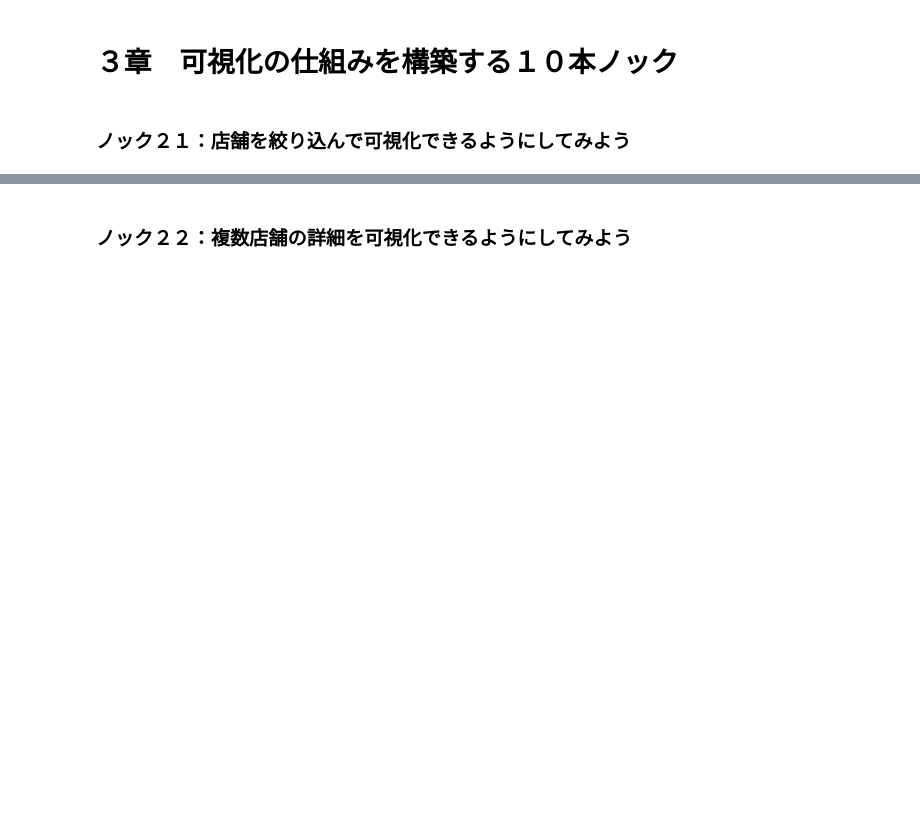
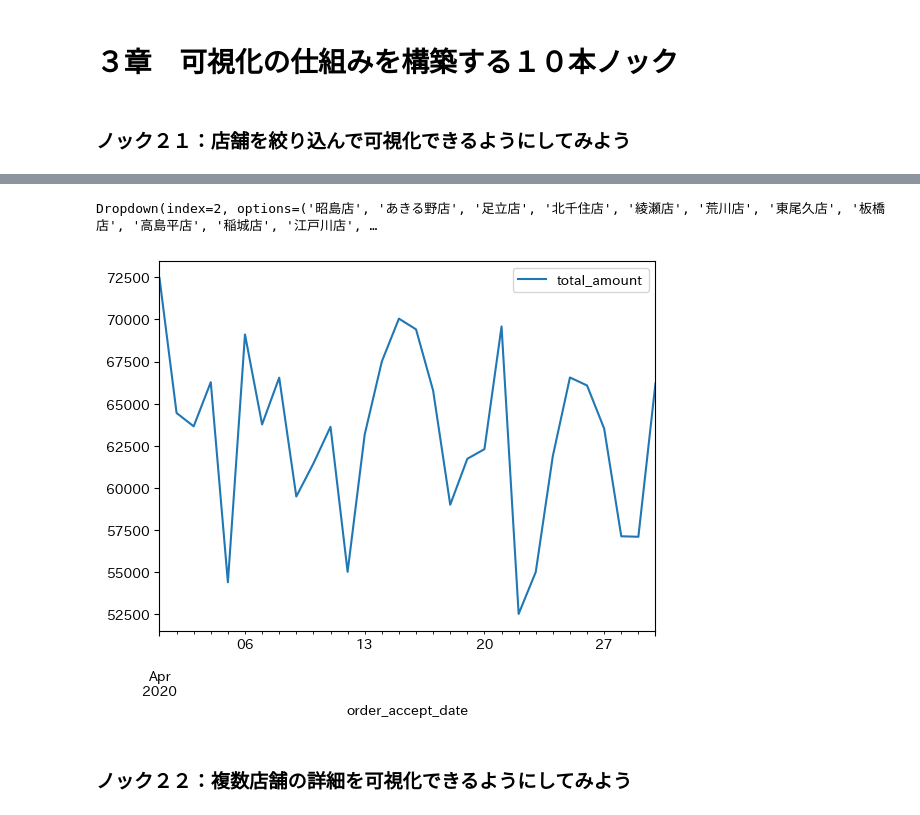
Before and after one commit to itomond-home/100knock, a Jupyter notebook: PYTHON/03章/Training_03.ipynb, the cells around one changed output, grey strips where cells are left out. Cells and saved outputs as stored; diff of their text form; code cells hidden in the pictures; blank space fills up the shorter version.

```diff
--- a/PYTHON/03章/Training_03.ipynb
+++ b/PYTHON/03章/Training_03.ipynb
@@ -4,0 +32,14 @@
+# %%
+from ipywidgets import Dropdown
+
+def order_by_store(val):
+    clear_output()
+    display(dropdown)
+    pick_data = order_data.loc[(order_data["store_name"]==val["new"]) & (order_data["status"].isin([1,2]))]
+    display(pick_data.head())
+
+store_list = m_store["store_name"].tolist()
+
+dropdown = Dropdown(options=store_list)
+dropdown.observe(order_by_store, names="value")
+display(dropdown)
@@ -5,2 +54,22 @@
+# %%
+%matplotlib inline
+import matplotlib.pyplot as plt
+import japanize_matplotlib
+
+def graph_by_store(val):
+    clear_output()
+    display(dropdown2)
+    pick_data = order_data.loc[(order_data["store_name"]==val["new"]) & (order_data["status"].isin([1,2]))]
+    temp =pick_data[["order_accept_date", "total_amount"]].copy()
+    temp.loc[:,"order_accept_date"] = pd.to_datetime(temp["order_accept_date"])
+    temp.set_index("order_accept_date", inplace=True)
+    temp.resample("D").sum().plot()
+
+dropdown2 = Dropdown(options=store_list)
+dropdown2.observe(graph_by_store, names="value")
+display(dropdown2)
+# %% [output]
+Dropdown(index=2, options=('昭島店', 'あきる野店', '足立店', '北千住店', '綾瀬店', '荒川店', '東尾久店', '板橋店', '高島平店', '稲城店', '江戸川店', …
+[figure, added]
 # %% [markdown]
 ### ノック２２：複数店舗の詳細を可視化できるようにしてみよう
```
Also changed, not shown: parts of 4 cells of this notebook.
